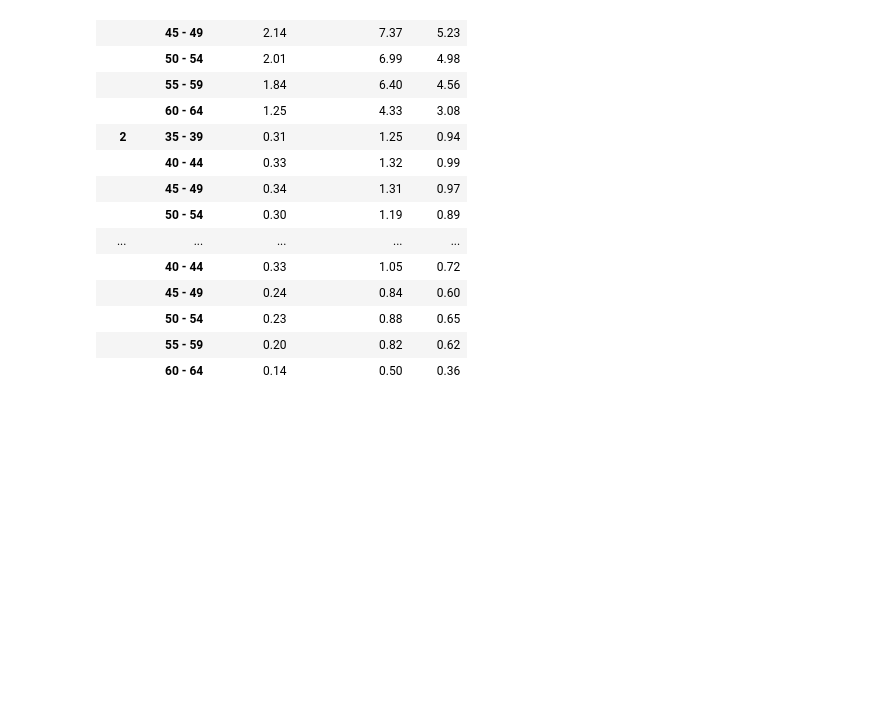
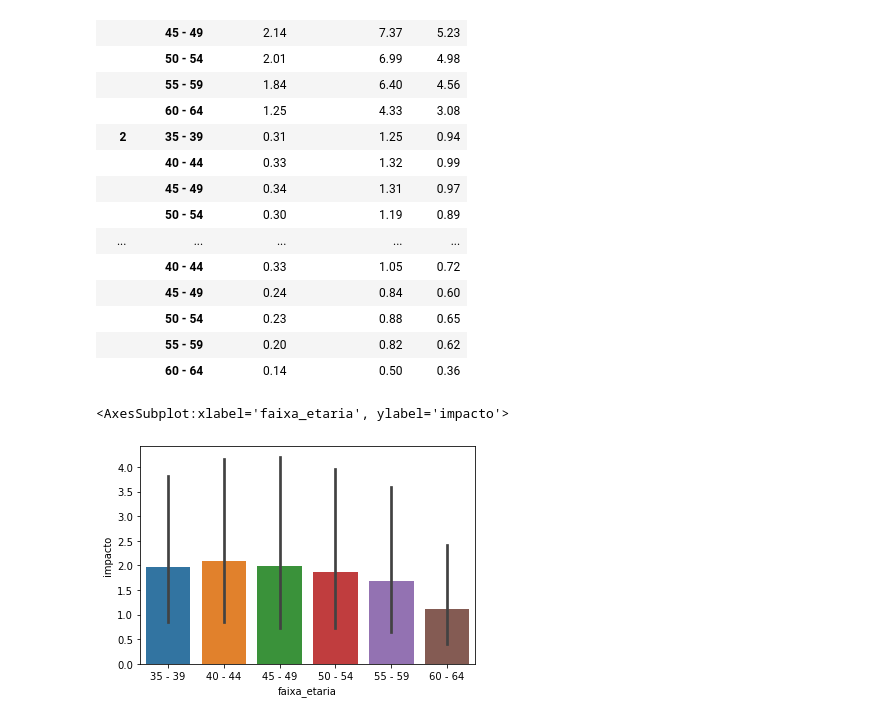
Before and after one commit to Henrique-Vicentini/case-telecom, a Jupyter notebook: case_processo.ipynb, the cells around one changed output. Saved outputs shown, nothing was run; the diff lists cells and outputs as text; code cells hidden in the pictures; blank space fills up the shorter version.

```diff
--- a/case_processo.ipynb
+++ b/case_processo.ipynb
@@ -441,3 +441,9 @@ group
 |  | 50 - 54 | 0.23 | 0.88 | 0.65 |
 |  | 55 - 59 | 0.20 | 0.82 | 0.62 |
 |  | 60 - 64 | 0.14 | 0.50 | 0.36 |
+# %%
+group.reset_index(inplace = True)
+sns.barplot(data = group , x= 'faixa_etaria', y = 'impacto')
+# %% [output]
+<AxesSubplot:xlabel='faixa_etaria', ylabel='impacto'>
+[figure, added]
```
